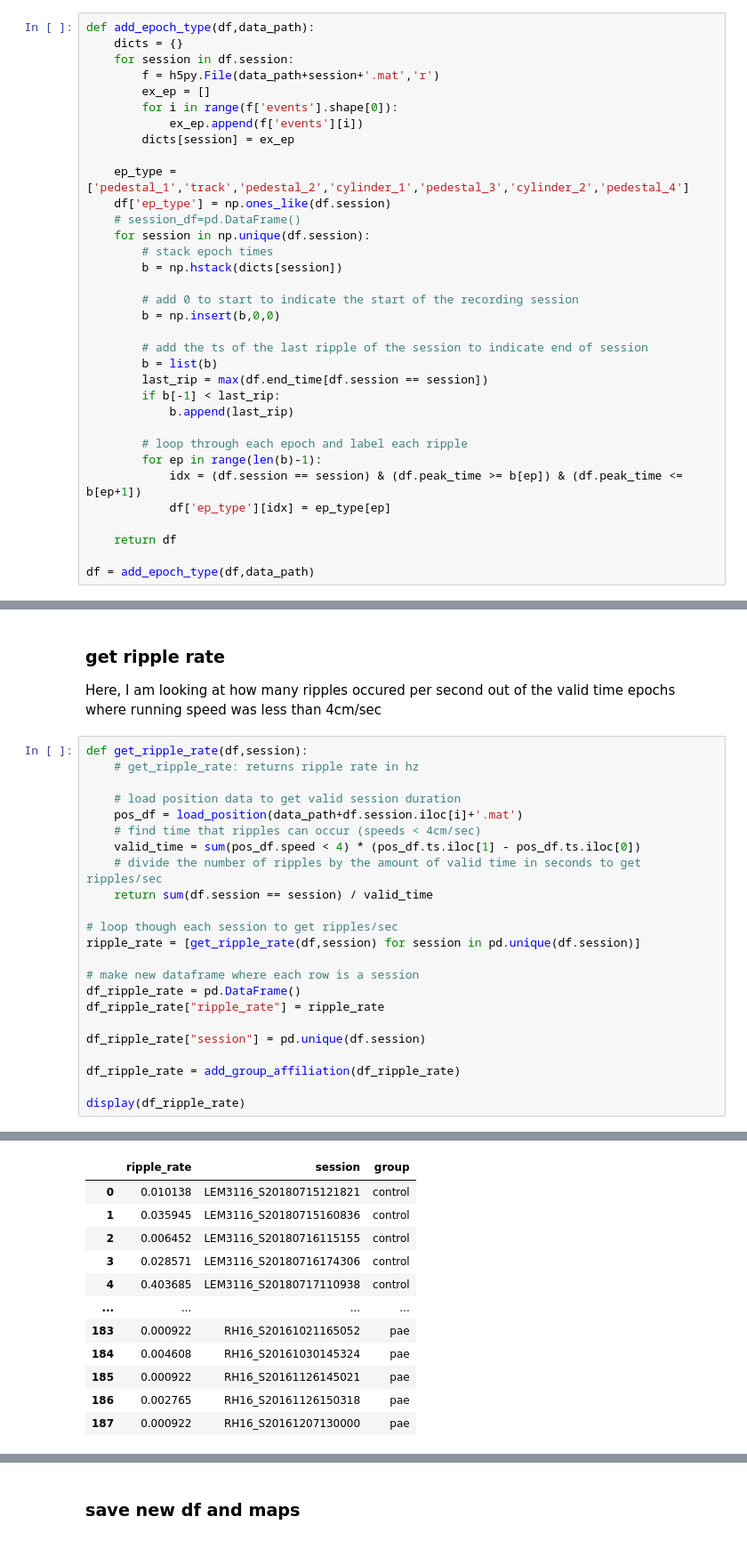
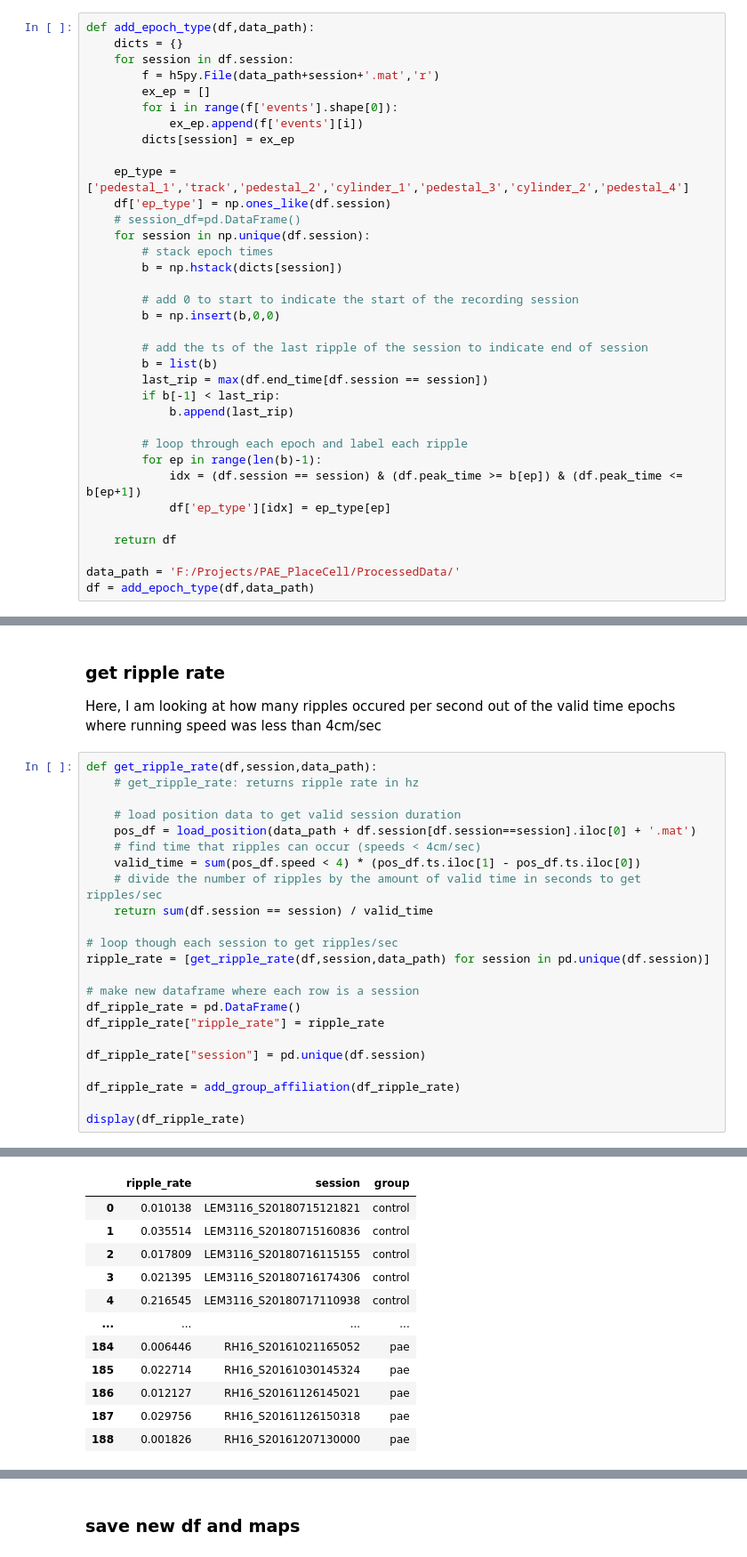
Before and after one commit to ryanharvey1/ripple_analyses, a Jupyter notebook: notebooks/compare_mua_swr.ipynb, the cells around one changed output, grey strips where cells are left out. Shown at 89% size. Cells and saved outputs as stored; diff of their text form.

```diff
--- a/notebooks/compare_mua_swr.ipynb
+++ b/notebooks/compare_mua_swr.ipynb
@@ -406,6 +412,7 @@ def add_epoch_type(df,data_path):
 
     return df
 
+data_path = 'F:/Projects/PAE_PlaceCell/ProcessedData/'
 df = add_epoch_type(df,data_path)
 # %% [markdown]
 ### add group affiliation to dataframe
@@ -432,46 +466,46 @@ df
 
 Here, I am looking at how many ripples occured per second out of the valid time epochs where running speed was less than 4cm/sec
 # %%
-def get_ripple_rate(df,session):
+def get_ripple_rate(df,session,data_path):
     # get_ripple_rate: returns ripple rate in hz
 
     # load position data to get valid session duration
-    pos_df = load_position(data_path+df.session.iloc[i]+'.mat')
+    pos_df = load_position(data_path + df.session[df.session==session].iloc[0] + '.mat')
     # find time that ripples can occur (speeds < 4cm/sec)
     valid_time = sum(pos_df.speed < 4) * (pos_df.ts.iloc[1] - pos_df.ts.iloc[0])
     # divide the number of ripples by the amount of valid time in seconds to get ripples/sec
     return sum(df.session == session) / valid_time
 
 # loop though each session to get ripples/sec
-ripple_rate = [get_ripple_rate(df,session) for session in pd.unique(df.session)]
+ripple_rate = [get_ripple_rate(df,session,data_path) for session in pd.unique(df.session)]
 
 # make new dataframe where each row is a session
 df_ripple_rate = pd.DataFrame()
 df_ripple_rate["ripple_rate"] = ripple_rate
 
 df_ripple_rate["session"] = pd.unique(df.session)
 
 df_ripple_rate = add_group_affiliation(df_ripple_rate)
 
 display(df_ripple_rate)
 # %% [output]
 A value is trying to be set on a copy of a slice from a DataFrame
 
 See the caveats in the documentation: https://pandas.pydata.org/pandas-docs/stable/user_guide/indexing.html#returning-a-view-versus-a-copy
   df.group[idx] = 'control'
 A value is trying to be set on a copy of a slice from a DataFrame
 
 See the caveats in the documentation: https://pandas.pydata.org/pandas-docs/stable/user_guide/indexing.html#returning-a-view-versus-a-copy
   df.group[idx] = 'pae'
 |  | ripple_rate | session | group |
 | 0 | 0.010138 | LEM3116_S20180715121821 | control |
-| 1 | 0.035945 | LEM3116_S20180715160836 | control |
-| 2 | 0.006452 | LEM3116_S20180716115155 | control |
-| 3 | 0.028571 | LEM3116_S20180716174306 | control |
-| 4 | 0.403685 | LEM3116_S20180717110938 | control |
+| 1 | 0.035514 | LEM3116_S20180715160836 | control |
+| 2 | 0.017809 | LEM3116_S20180716115155 | control |
+| 3 | 0.021395 | LEM3116_S20180716174306 | control |
+| 4 | 0.216545 | LEM3116_S20180717110938 | control |
 | ... | ... | ... | ... |
-| 183 | 0.000922 | RH16_S20161021165052 | pae |
-| 184 | 0.004608 | RH16_S20161030145324 | pae |
-| 185 | 0.000922 | RH16_S20161126145021 | pae |
-| 186 | 0.002765 | RH16_S20161126150318 | pae |
-| 187 | 0.000922 | RH16_S20161207130000 | pae |
+| 184 | 0.006446 | RH16_S20161021165052 | pae |
+| 185 | 0.022714 | RH16_S20161030145324 | pae |
+| 186 | 0.012127 | RH16_S20161126145021 | pae |
+| 187 | 0.029756 | RH16_S20161126150318 | pae |
+| 188 | 0.001826 | RH16_S20161207130000 | pae |
```
Also changed, not shown: parts of 10 cells of this notebook, 1 other file.
